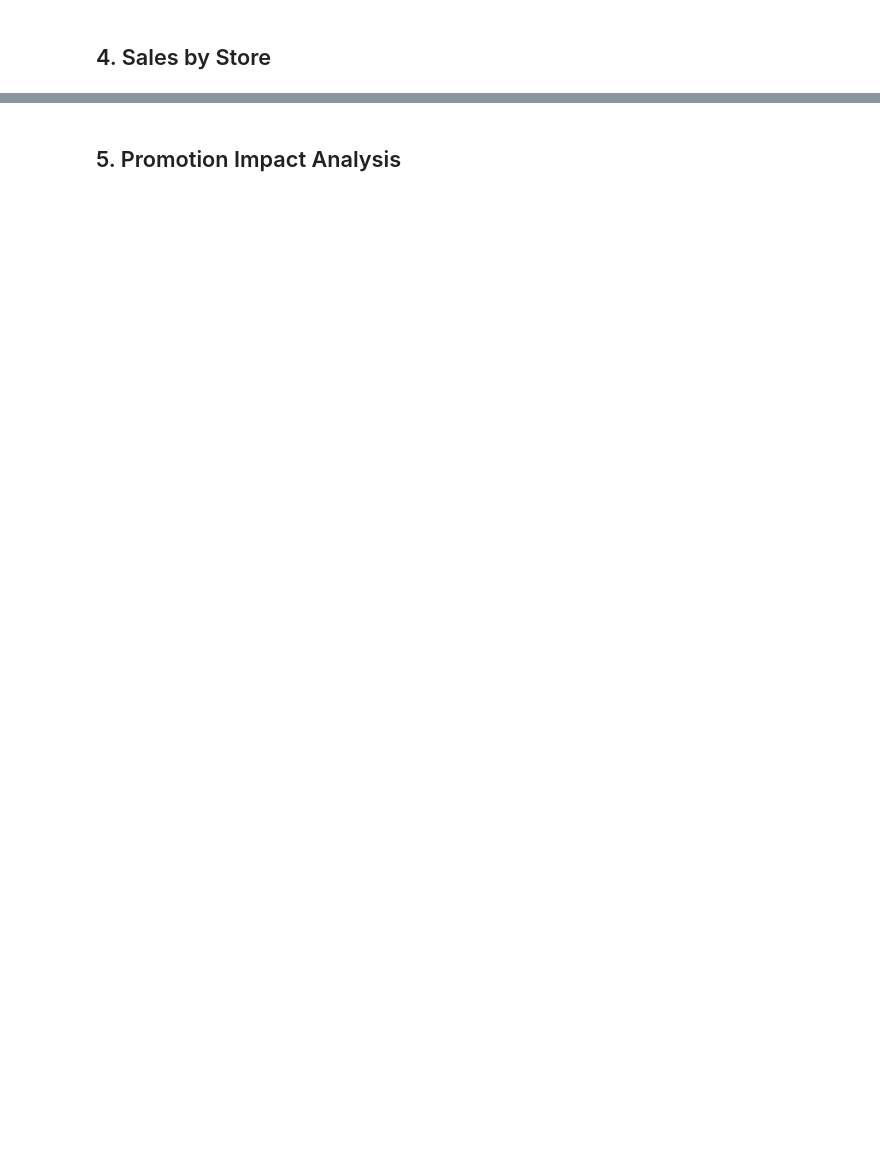
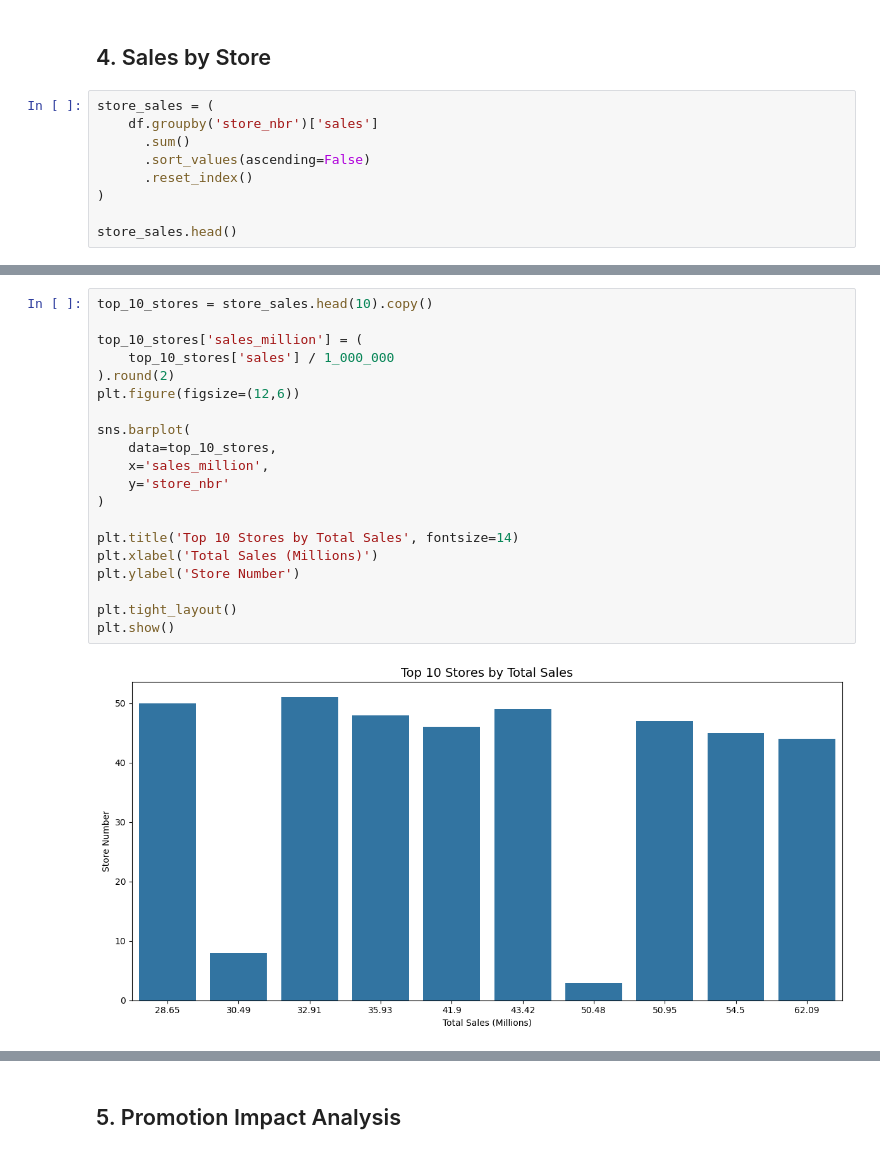
Before and after one commit to Edugar97/retail-demand-forecasting, a Jupyter notebook: notebooks/01_data_understanding.ipynb, the cells around one changed output, grey strips where cells are left out. Drawn from its saved outputs; the diff is of its cells as text; blank space fills up the shorter version.

```diff
--- a/notebooks/01_data_understanding.ipynb
+++ b/notebooks/01_data_understanding.ipynb
@@ -377,2 +458,11 @@ plt.show()
 # %% [markdown]
 ## 4. Sales by Store
+# %%
+store_sales = (
+    df.groupby('store_nbr')['sales']
+      .sum()
+      .sort_values(ascending=False)
+      .reset_index()
+)
+
+store_sales.head()
@@ -378,0 +476,22 @@ plt.show()
+# %%
+top_10_stores = store_sales.head(10).copy()
+
+top_10_stores['sales_million'] = (
+    top_10_stores['sales'] / 1_000_000
+).round(2)
+plt.figure(figsize=(12,6))
+
+sns.barplot(
+    data=top_10_stores,
+    x='sales_million',
+    y='store_nbr'
+)
+
+plt.title('Top 10 Stores by Total Sales', fontsize=14)
+plt.xlabel('Total Sales (Millions)')
+plt.ylabel('Store Number')
+
+plt.tight_layout()
+plt.show()
+# %% [output]
+[figure, added]
```
Also changed, not shown: parts of 30 cells of this notebook.
